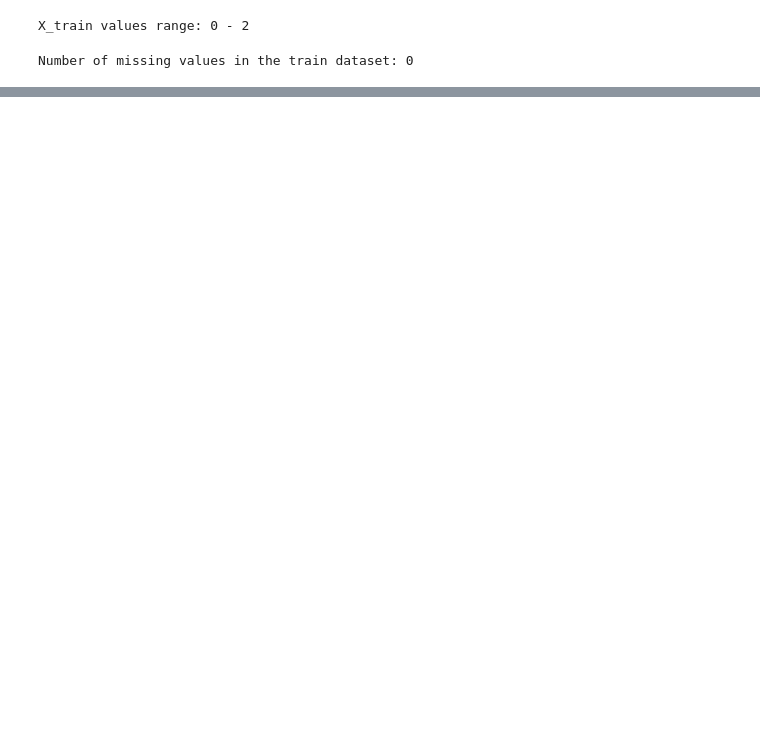
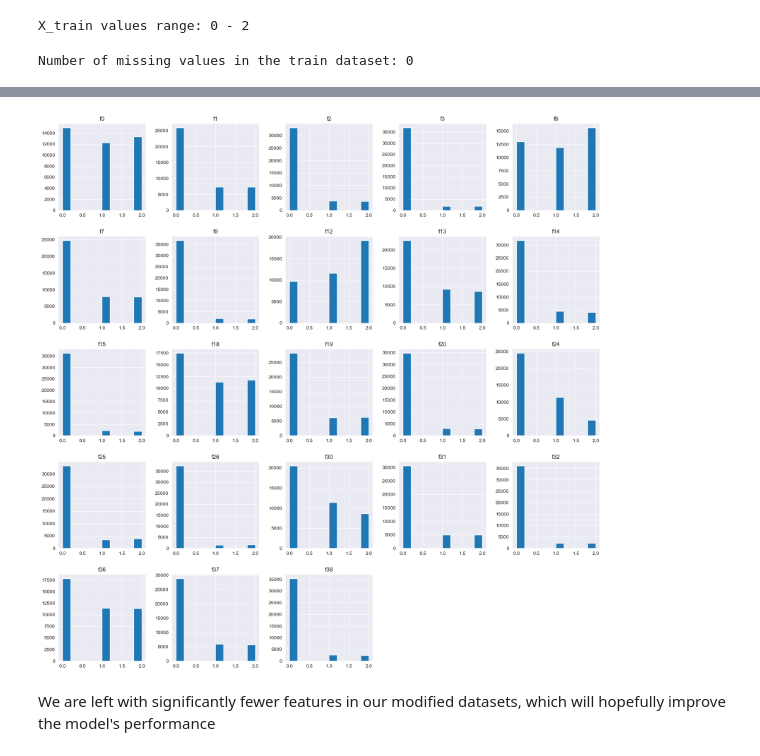
Before and after one commit to NadavShoham/AppliedML, a Jupyter notebook: notebooks/ml_ex2/Assignment2_Applied_ML.ipynb, the cells around one changed output, grey strips where cells are left out. Drawn from its saved outputs; the diff is of its cells as text; code cells hidden in the pictures; blank space fills up the shorter version.

```diff
--- a/notebooks/ml_ex2/Assignment2_Applied_ML.ipynb
+++ b/notebooks/ml_ex2/Assignment2_Applied_ML.ipynb
@@ -251,0 +173,13 @@ Fitting 2 folds for each of 27 candidates, totalling 54 fits
+# %%
+# find the indices of the features that are 0 in more than 90% of the samples
+indices = np.where(X_train_modified.sum(axis=0) < 0.1 * X_train_modified.shape[0])
+# remove those features from the datasets
+X_train_modified = X_train_modified.drop(columns=X_train_modified.columns[indices])
+X_dev_modified = X_dev_modified.drop(columns=X_dev_modified.columns[indices])
+X_test_modified = X_test_modified.drop(columns=X_test_modified.columns[indices])
+# %%
+hist_v2 = X_train_modified.hist(figsize=(20, 20))
+# %% [output]
+[figure, added]
+# %% [markdown]
+We are left with significantly fewer features in our modified datasets, which will hopefully improve the model's performance
```
Also changed, not shown: parts of 55 cells of this notebook.
